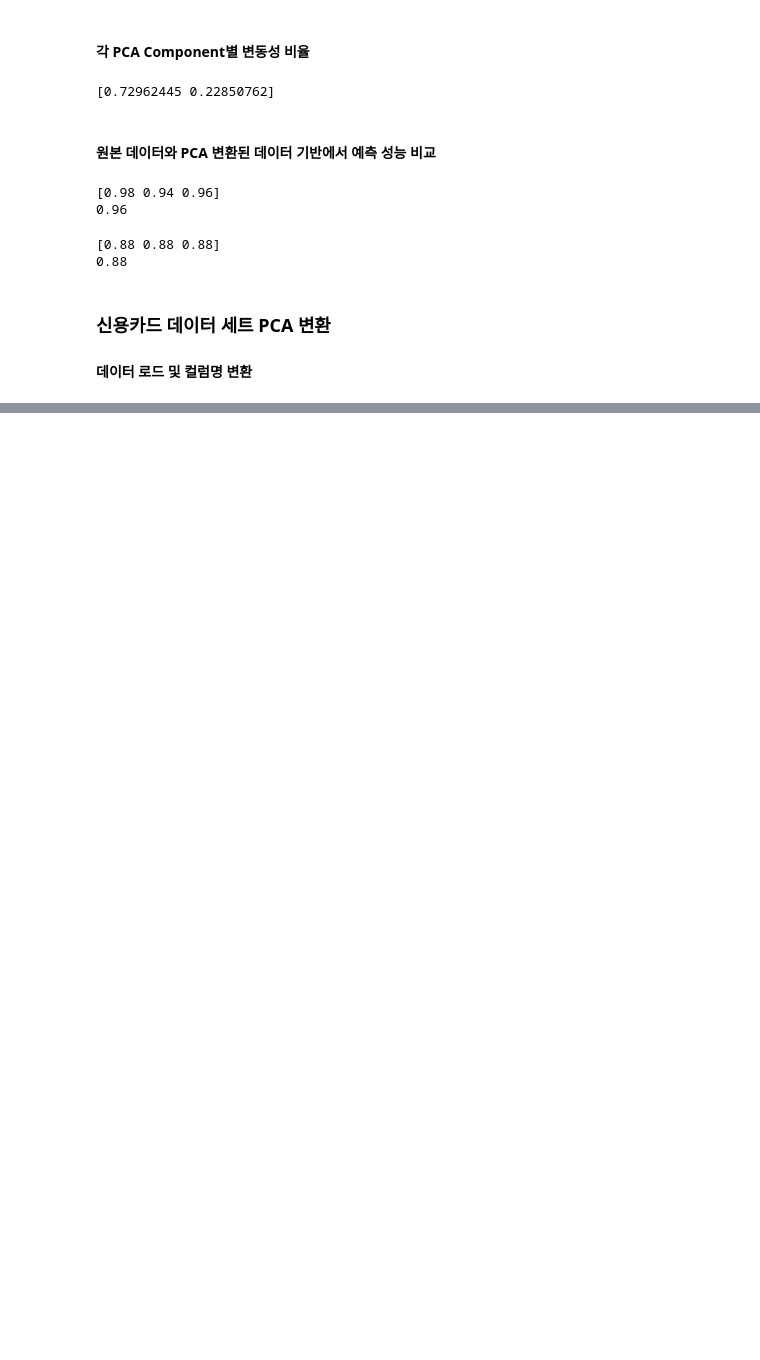
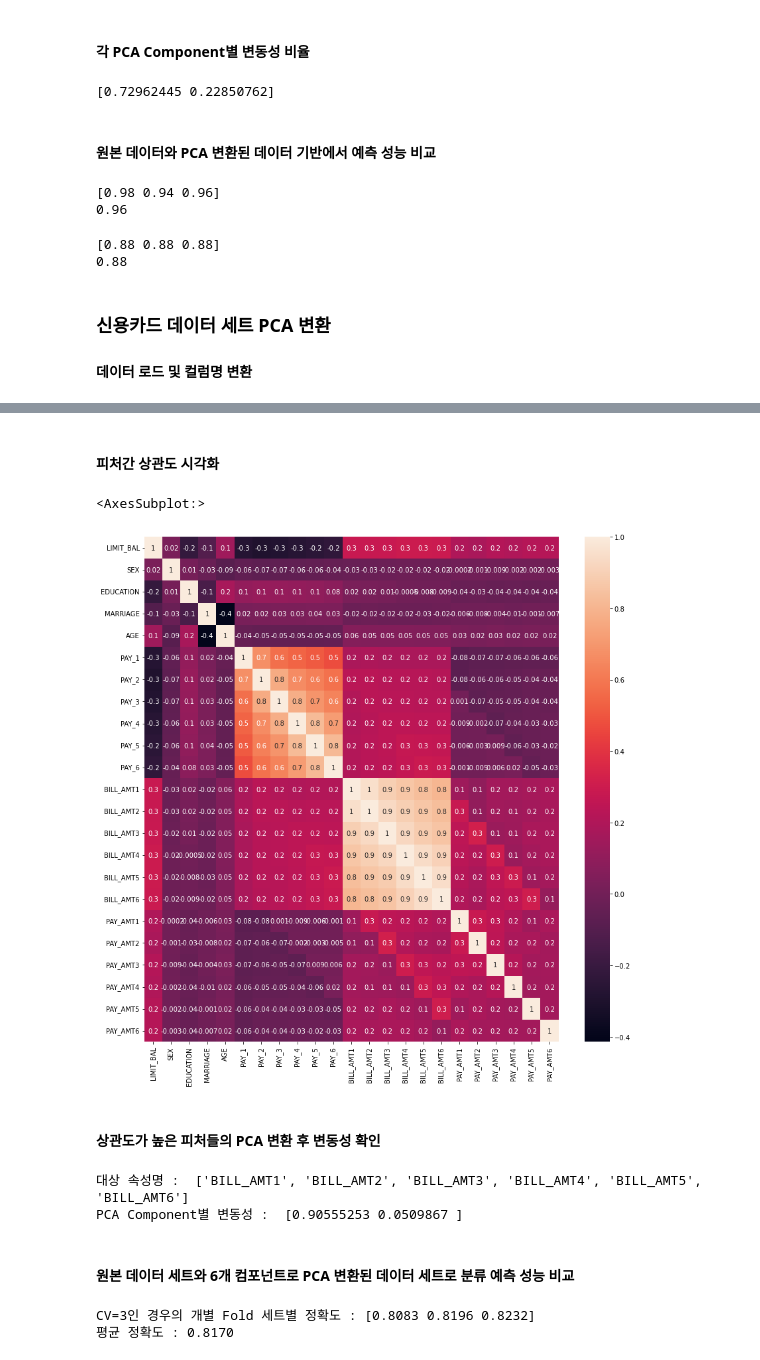
Before and after one commit to 201411096/study_AI, a Jupyter notebook: lectures/2_파이썬 머신러닝 완벽 가이드/6_차원 축소(Dimension Reduction)/2_PCA(Principal Component Analysis).ipynb, the cells around one changed output, grey strips where cells are left out. Cells and saved outputs as stored; diff of their text form; code cells hidden in the pictures; blank space fills up the shorter version.

```diff
--- a/lectures/2_파이썬 머신러닝 완벽 가이드/6_차원 축소(Dimension Reduction)/2_PCA(Principal Component Analysis).ipynb
+++ b/lectures/2_파이썬 머신러닝 완벽 가이드/6_차원 축소(Dimension Reduction)/2_PCA(Principal Component Analysis).ipynb
@@ -210,3 +210,12 @@ print(np.mean(scores_pca))
 ### 신용카드 데이터 세트 PCA 변환
 
 #### 데이터 로드 및 컬럼명 변환
+# %%
+import pandas as pd
+
+# UCI credit card default dataset (kaggle X)
+df = pd.read_excel('pca_credit_card.xls', sheet_name='Data', header=1)
+print(df.shape)
+df.head(3)
+
+# target : 0 (연체x) <-> target : 1 (연체o)
@@ -212,0 +229,10 @@ print(np.mean(scores_pca))
+# %%
+df.rename(columns={
+    'PAY_0':'PAY_1',
+    'default payment next month':'default'
+}, inplace=True)
+
+y_target = df['default']
+
+# ID, default 컬럼 Drop
+X_features = df.drop(['ID', 'default'], axis=1)
@@ -212,0 +265,48 @@ print(np.mean(scores_pca))
+# %% [markdown]
+#### 피처간 상관도 시각화
+# %%
+import seaborn as sns
+import matplotlib.pyplot as plt
+%matplotlib inline
+
+corr = X_features.corr()
+plt.figure(figsize=(14, 14))
+sns.heatmap(corr, annot=True, fmt=".1g")
+# %% [output]
+<AxesSubplot:>
+[figure, added]
+# %% [markdown]
+#### 상관도가 높은 피처들의 PCA 변환 후 변동성 확인
+# %%
+from sklearn.decomposition import PCA
+from sklearn.preprocessing import StandardScaler
+
+# BILL_AMT1 ~ BILL_AMT6까지 6개의 속성명 생성
+cols_bill = ['BILL_AMT'+str(i) for i in range(1, 7)]
+print('대상 속성명 : ', cols_bill)
+
+# 2개의 PCA 속성을 가진 PCA 객체 생성하고, explained_variance_ratio_ 계산을 위해 fit() 호출
+scaler = StandardScaler()
+df_cols_scaled = scaler.fit_transform(X_features[cols_bill])
+pca = PCA(n_components=2)
+pca.fit(df_cols_scaled)
+
+print('PCA Component별 변동성 : ', pca.explained_variance_ratio_)
+# %% [output]
+대상 속성명 :  ['BILL_AMT1', 'BILL_AMT2', 'BILL_AMT3', 'BILL_AMT4', 'BILL_AMT5', 'BILL_AMT6']
+PCA Component별 변동성 :  [0.90555253 0.0509867 ]
+# %% [markdown]
+#### 원본 데이터 세트와 6개 컴포넌트로 PCA 변환된 데이터 세트로 분류 예측 성능 비교
+# %%
+import numpy as np
+from sklearn.ensemble import RandomForestClassifier
+from sklearn.model_selection import cross_val_score
+
+rcf = RandomForestClassifier(n_estimators=300, random_state=156)
+scores = cross_val_score(rcf, X_features, y_target, scoring='accuracy', cv=3)
+
+print('CV=3인 경우의 개별 Fold 세트별 정확도 :', scores)
+print('평균 정확도 : {0:.4f}'.format(np.mean(scores)))
+# %% [output]
+CV=3인 경우의 개별 Fold 세트별 정확도 : [0.8083 0.8196 0.8232]
+평균 정확도 : 0.8170
```
Also changed, not shown: parts of 4 cells of this notebook, 1 other file.
